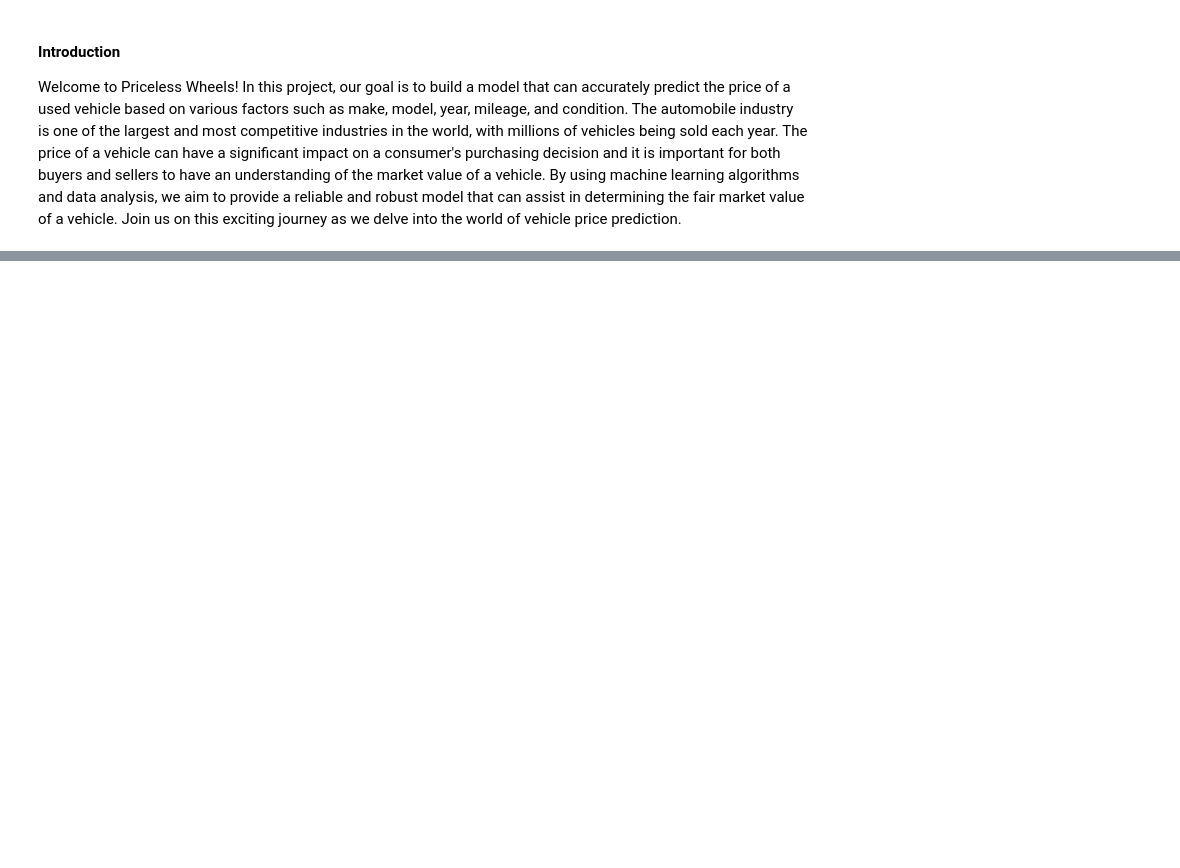
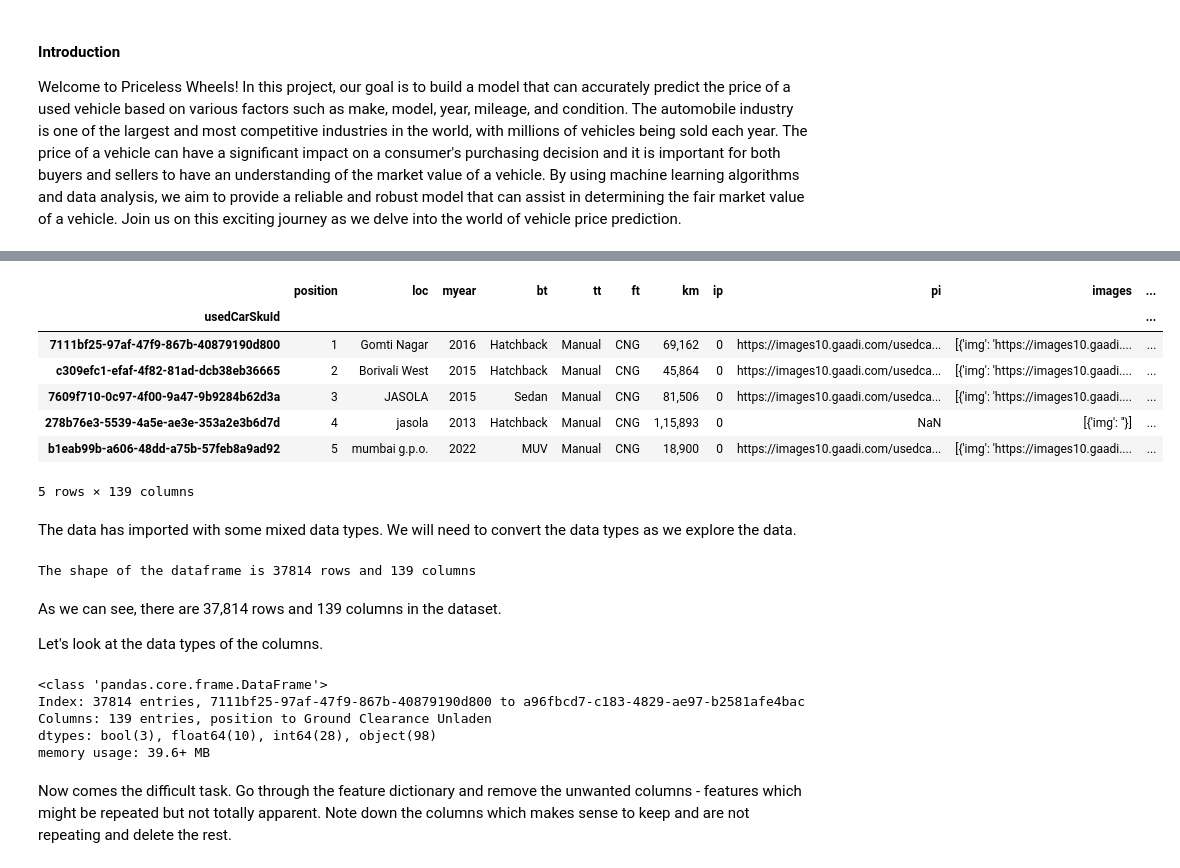
Before and after one commit to chats-bug/Priceless-Wheels, a Jupyter notebook: notebooks/data_cleaning.ipynb, the cells around one changed output, grey strips where cells are left out. Drawn from its saved outputs; the diff is of its cells as text; code cells hidden in the pictures; blank space fills up the shorter version.

Commit message:
Kaggle Notebook | data_cleaning | Version 2

```diff
--- a/notebooks/data_cleaning.ipynb
+++ b/notebooks/data_cleaning.ipynb
@@ -8,0 +15,9 @@ This data is scrapped from https://www.cardekho.com/. This data is meant for res
+# %%
+import numpy as np # linear algebra
+import pandas as pd # data processing, CSV file I/O
+import matplotlib.pyplot as plt
+import seaborn as sns
+sns.set() # setting seaborn default for plots
+
+# removing scientific notation
+pd.set_option('display.float_format', lambda x: '%.3f' % x)
@@ -8,0 +29,40 @@ This data is scrapped from https://www.cardekho.com/. This data is meant for res
+# %%
+# Read the data from the following github link: https://media.githubusercontent.com/media/chats-bug/Priceless-Wheels/data-cleaning/data/raw/cardekho_cars_2023_03_19_16_44_14.csv?token=ARCDTMXTKLJI6OWOM7UVQBLEC5UKY
+
+file_link = "https://media.githubusercontent.com/media/chats-bug/Priceless-Wheels/data-cleaning/data/raw/cardekho_cars_2023_03_19_16_44_14.csv?token=ARCDTMQJITVJHMJYPHJZ64DEC6GRI"
+df = pd.read_csv(file_link, index_col="usedCarSkuId")
+
+# sanity check
+df.head()
+# %% [output]
+|  | position | loc | myear | bt | tt | ft | km | ip | pi | images | ... |
+| usedCarSkuId |  |  |  |  |  |  |  |  |  |  | ... |
+| 7111bf25-97af-47f9-867b-40879190d800 | 1 | Gomti Nagar | 2016 | Hatchback | Manual | CNG | 69,162 | 0 | https://images10.gaadi.com/usedca... | [{'img': 'https://images10.gaadi.... | ... |
+| c309efc1-efaf-4f82-81ad-dcb38eb36665 | 2 | Borivali West | 2015 | Hatchback | Manual | CNG | 45,864 | 0 | https://images10.gaadi.com/usedca... | [{'img': 'https://images10.gaadi.... | ... |
+| 7609f710-0c97-4f00-9a47-9b9284b62d3a | 3 | JASOLA | 2015 | Sedan | Manual | CNG | 81,506 | 0 | https://images10.gaadi.com/usedca... | [{'img': 'https://images10.gaadi.... | ... |
+| 278b76e3-5539-4a5e-ae3e-353a2e3b6d7d | 4 | jasola | 2013 | Hatchback | Manual | CNG | 1,15,893 | 0 | NaN | [{'img': ''}] | ... |
+| b1eab99b-a606-48dd-a75b-57feb8a9ad92 | 5 | mumbai g.p.o. | 2022 | MUV | Manual | CNG | 18,900 | 0 | https://images10.gaadi.com/usedca... | [{'img': 'https://images10.gaadi.... | ... |
+5 rows × 139 columns
+# %% [markdown]
+The data has imported with some mixed data types. We will need to convert the data types as we explore the data.
+# %%
+# checking the shape of the dataset
+shape = df.shape
+
+print(f"The shape of the dataframe is {shape[0]} rows and {shape[1]} columns")
+# %% [output]
+The shape of the dataframe is 37814 rows and 139 columns
+# %% [markdown]
+As we can see, there are 37,814 rows and 139 columns in the dataset.
+
+Let's look at the data types of the columns.
+# %%
+df.info()
+# %% [output]
+<class 'pandas.core.frame.DataFrame'>
+Index: 37814 entries, 7111bf25-97af-47f9-867b-40879190d800 to a96fbcd7-c183-4829-ae97-b2581afe4bac
+Columns: 139 entries, position to Ground Clearance Unladen
+dtypes: bool(3), float64(10), int64(28), object(98)
+memory usage: 39.6+ MB
+# %% [markdown]
+Now comes the difficult task. Go through the feature dictionary and remove the unwanted columns - features which might be repeated but not totally apparent. Note down the columns which makes sense to keep and are not repeating and delete the rest.
```
Also changed, not shown: parts of 31 cells of this notebook.
